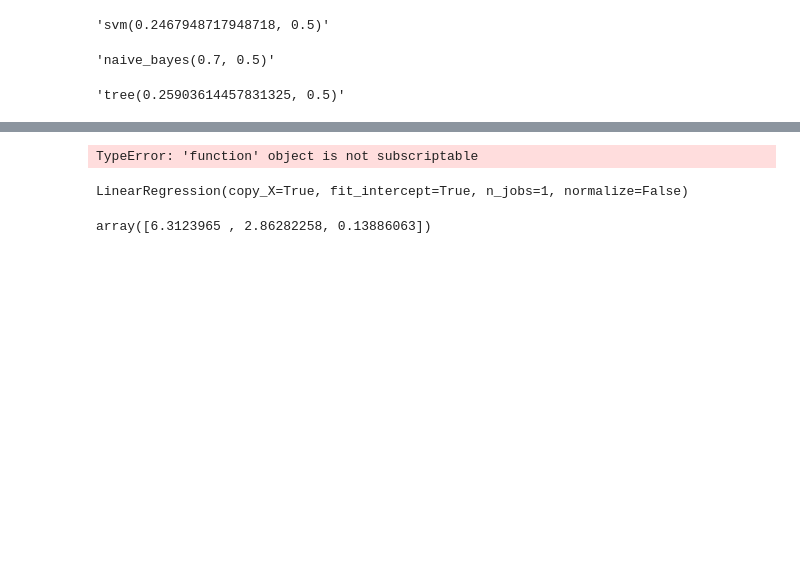
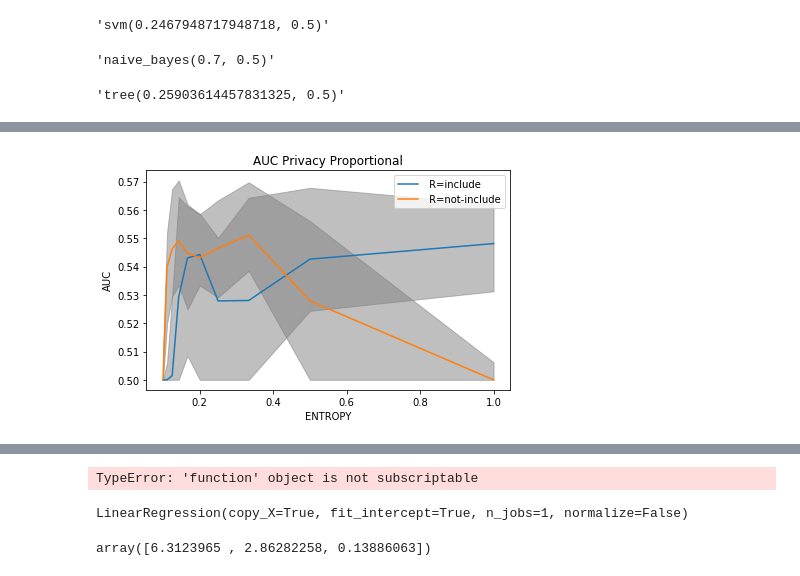
Before and after one commit to jwzinser/Tesis, a Jupyter notebook: parallel/fffff.ipynb, the cells around one changed output, grey strips where cells are left out. Cells and saved outputs as stored; diff of their text form; code cells hidden in the pictures; blank space fills up the shorter version.

```diff
--- a/parallel/fffff.ipynb
+++ b/parallel/fffff.ipynb
@@ -108,0 +109,90 @@ Name: auc, dtype: float64
+# %%
+
+df = supervised_results
+gb_param = "entropy"
+yaxis = "auc"
+base_filter = {"uniform":[0], "uniform2":[0]}
+lines_cases = {"real":["t", "f"]}
+savefig=True
+title="AUC Privacy Proportional"
+save_name=ds_name+"_auc_real_proportional"
+english_dict = {"t": "include",
+                "f": "not-include",
+                "m": "maybe",
+                "privacy": "privacy",
+                "nclasses": "nclasses",
+                "real": "include real"}
+
+language = "english"
+
+fig, ax = plt.subplots()
+pt = base_filter.get("privacy")
+if pt is not None:
+    base_filter.pop("privacy")
+    df = df.query("privacy < {pt}".format(pt=pt))
+df = get_base_filtered_df(df, base_filter)
+labels = []
+if "uniform" in df.columns:
+    df = df[df.uniform == df.uniform2]
+y_max = 0
+intersect_line = []
+if len(lines_cases)>0:
+    for k, v in lines_cases.items():
+        v = [v] if not isinstance(v, list) else v
+        for v0 in v:
+            dfc = get_single_filter_df(df, k, v0)
+            gb = dfc.groupby([gb_param])[yaxis].quantile([.1,.25,.5,.75,0.9]).reset_index()
+            x = gb[gb_param].unique()
+            xnew = np.linspace(x.min(),x.max(),300) #300 represents number of points to make between T.min and T.max
+            xneww = np.linspace(0,x.max(),300) #300 represents number of points to make between T.min and T.max
+            y1 = spline(x, gb.query("level_1 == 0.25")[yaxis], xnew)
+            y11 = spline(x, gb.query("level_1 == 0.25")[yaxis], xneww)
+            y2 = spline(x, gb.query("level_1 == 0.50")[yaxis], xnew)
+            y3 = spline(x, gb.query("level_1 == 0.75")[yaxis], xnew)
+
+            y1 = gb.query("level_1 == 0.25")[yaxis]
+            y2 = gb.query("level_1 == 0.50")[yaxis]
+            y3 = gb.query("level_1 == 0.75")[yaxis]
+            #intersect_line.append((xneww, y11))
+            #print(x)
+            #print(gb.query("level_1 == 0.50")[yaxis])
+            ax.fill_between(x, y1, y3, color='grey', alpha='0.5')
+            ax.plot(x, y2)
+            param_dict = {k: v0}
+            tt = get_label_name(param_dict, True, language)
+            labels.append(tt)
+            lines, _ = ax.get_legend_handles_labels()
+            y_max = max(y_max, max(y2))
+else:
+    gb = df.groupby([gb_param])[yaxis].quantile([.1,.25,.5,.75,0.9]).reset_index()
+    x = gb[gb_param].unique()
+    xnew = np.linspace(x.min(),x.max(),300) #300 represents number of points to make between T.min and T.max
+    y1 = spline(x, gb.query("level_1 == 0.25")[yaxis], xnew)
+    y2 = spline(x, gb.query("level_1 == 0.50")[yaxis], xnew)
+    y3 = spline(x, gb.query("level_1 == 0.75")[yaxis], xnew)
+    ax.fill_between(xnew, y1, y3, color='grey', alpha='0.5')
+    ax.plot(xnew,y2)
+    tt = get_label_name(base_filter, True, language)
+    labels.append(tt)
+    lines, _ = ax.get_legend_handles_labels()
+    y_max = max(y_max, max(y2))
+
+ax.legend(lines, labels, loc='best')
+ax.set_title(title)
+#ax.set_ylim([0, y_max*1.5])
+dict_use = english_dict if language == "english" else spanish_dict
+gb_param = dict_use.get(gb_param.lower(), gb_param)
+yaxis = dict_use.get(yaxis.lower(), yaxis)
+ax.set_xlabel(gb_param.upper())
+ax.set_ylabel(yaxis.upper())
+if yaxis=="auc":
+    ax.yaxis.set_major_formatter(FormatStrFormatter(y_tick_format))
+else:
+    ax.yaxis.set_major_formatter(y_tick_format_int)
+if gb_param == "privacy":
+    #ax.xaxis.set_major_formatter(x_tick_percent)
+    pass
+plt.tight_layout()
+
+plt.show()
+# %% [output]
@@ -108,0 +203 @@ Name: auc, dtype: float64
+[figure, added]
```
Also changed, not shown: parts of 3 cells of this notebook.
